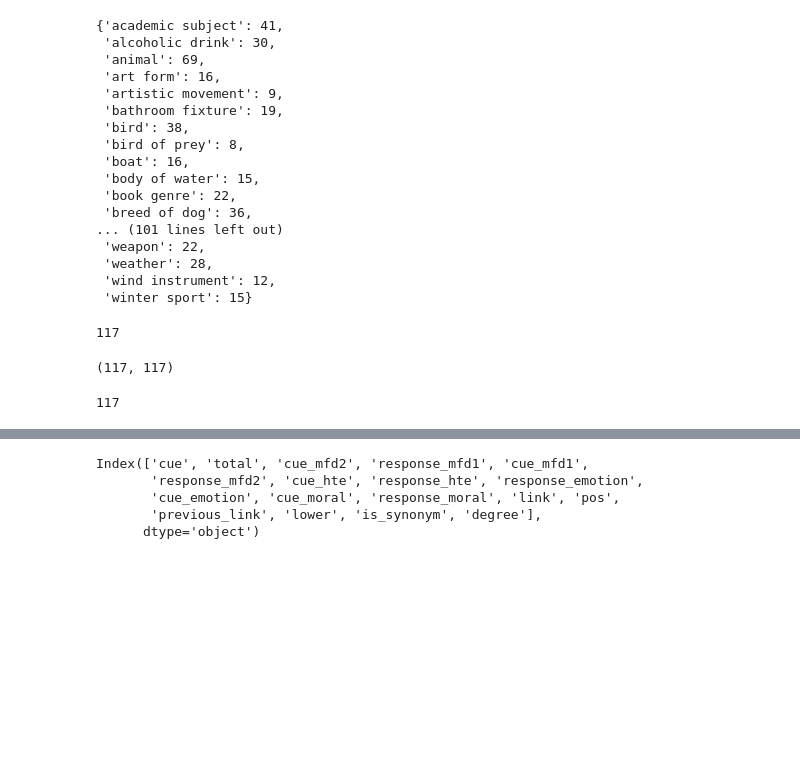
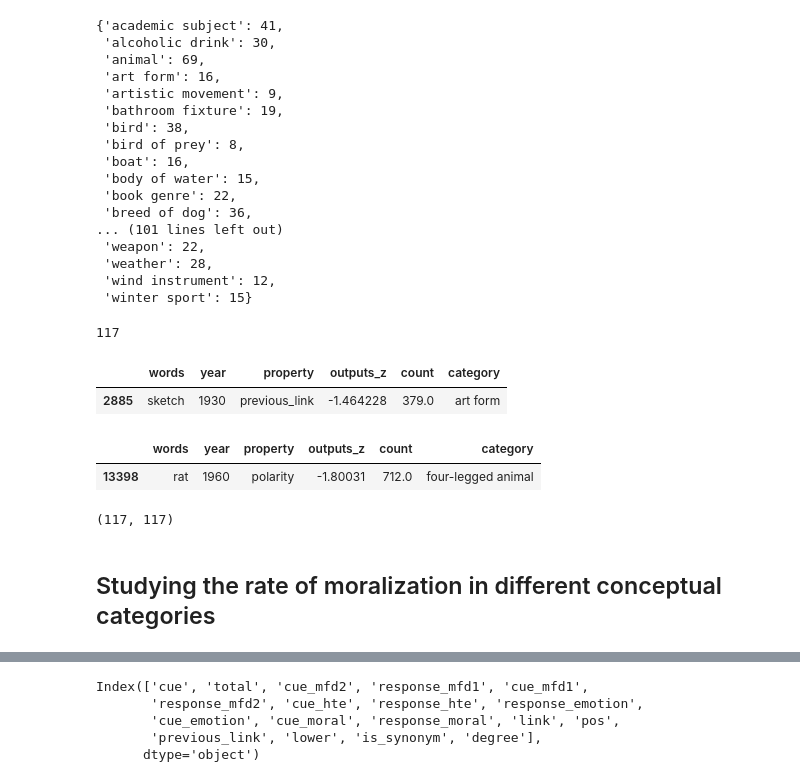
Before and after one commit to AidaRamezani/moralization_temporal, a Jupyter notebook: notebooks/coha_category_eval.ipynb, the cells around one changed output, grey strips where cells are left out. Drawn from its saved outputs; the diff is of its cells as text; code cells hidden in the pictures; blank space fills up the shorter version.

```diff
--- a/notebooks/coha_category_eval.ipynb
+++ b/notebooks/coha_category_eval.ipynb
@@ -41,11 +46,10 @@ category_norms.groupby('category')['category.member'].count().to_dict()
 # %%
 all_words = set(category_norms['category.member'])
 ts_df = ts_df.loc[ts_df.words.isin(all_words)]
+norms = category_norms.groupby('category')['category.member'].apply(list).to_dict()
+print(len(norms)) #117 categories in total
+# %% [output]
+117
-# %%
-norms = category_norms.groupby('category')['category.member'].apply(list).to_dict()
-print(len(norms))
-# %% [output]
-117
 # %%
 category_df = pd.DataFrame()
 for category in norms:
@@ -66 +63,11 @@ top_categories = rel_df.sort_values(by = 'outputs_z',ascending = False).loc[rel_
+# %%
+rel_df.sample() #moral relevance of words in different categories
+# %% [output]
+|  | words | year | property | outputs_z | count | category |
+| 2885 | sketch | 1930 | previous_link | -1.464228 | 379.0 | art form |
+# %%
+pol_df.sample()#moral polarity of words in different categories
+# %% [output]
+|  | words | year | property | outputs_z | count | category |
+| 13398 | rat | 1960 | polarity | -1.80031 | 712.0 | four-legged animal |
 # %%
@@ -75,4 +80,6 @@ pol_df = category_df.loc[category_df.property == 'polarity']
 len(rel_df.category.unique()), len(pol_df.category.unique())
 # %% [output]
 (117, 117)
+# %% [markdown]
+## Studying the rate of moralization in different conceptual categories
 # %%
@@ -152,13 +211,16 @@ def plot_reg(category):
     plt.show()
 # %%
+def get_growth_result():
+    reg = []
+    for c in norms:
+        result = get_growth_rate(c, rel_df)
+        if len(result) == 0:
+            continue
+        reg.append(result)
+    reg = pd.DataFrame(reg)
 
-reg = []
-for c in norms:
-    result = get_growth_rate(c)
-    if len(result) == 0:
-        continue
-    reg.append(result)
-reg = pd.DataFrame(reg)
-len(reg)
+    coef = reg.groupby('category').year_coef.mean().to_dict()
+    r2 = reg.groupby('category').r2.mean().to_dict()
+    return reg, coef, r2
+
+reg, coef, r2 = get_growth_result()
-# %% [output]
-117
```
Also changed, not shown: parts of 41 cells of this notebook.
